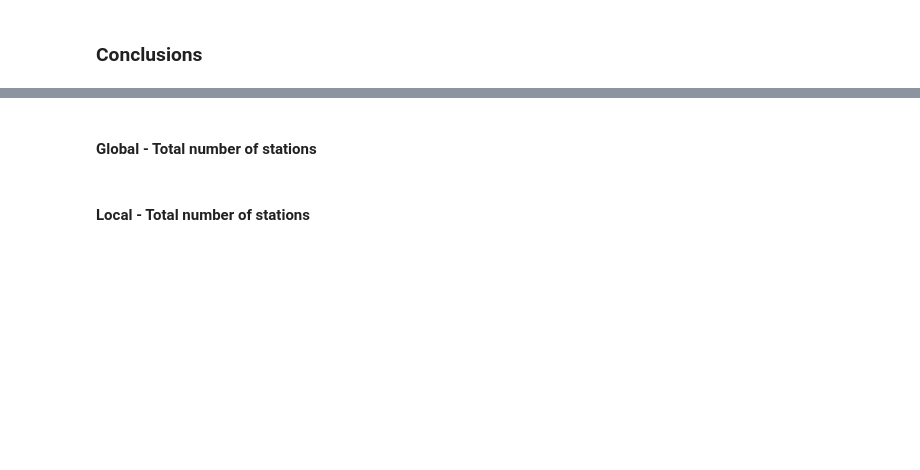
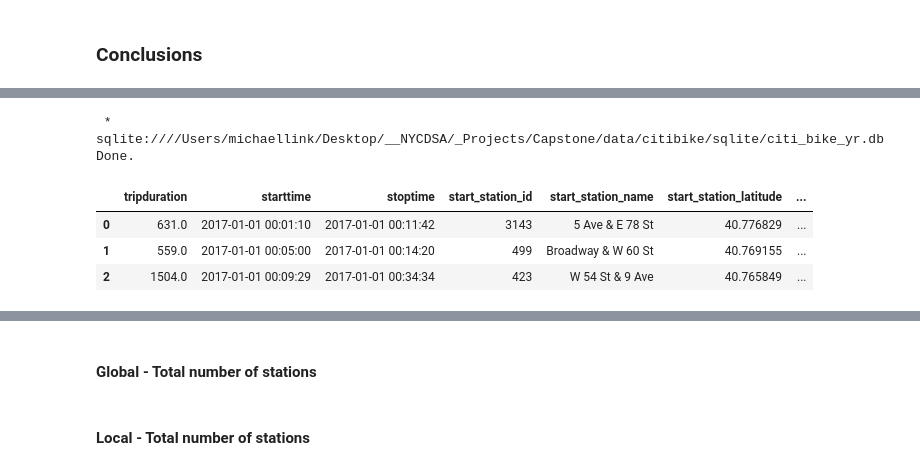
Before and after one commit to Data-Science-Link/project_bike_rental_analysis, a Jupyter notebook: scripts/workspace/Link_Michael/Random Sampling.ipynb, the cells around one changed output, grey strips where cells are left out. Cells and saved outputs as stored; diff of their text form; code cells hidden in the pictures; blank space fills up the shorter version.

```diff
--- a/scripts/workspace/Link_Michael/Random Sampling.ipynb
+++ b/scripts/workspace/Link_Michael/Random Sampling.ipynb
@@ -523,0 +341,16 @@ Done.
+# %%
+# sql query to get 10% random sample
+result = %sql SELECT * FROM yr_2017 WHERE abs(CAST(random() AS REAL))/9223372036854775808 < 0.15;
+# convert into pandas df
+yr_2017 = result.DataFrame()
+yr_2017.drop(columns=['dummy'], inplace=True)
+# send to csv
+yr_2017.to_csv('./rand_10/yr_2017.csv', index=False)
+yr_2017.head(3)
+# %% [output]
+ * sqlite:////Users/michaellink/Desktop/__NYCDSA/_Projects/Capstone/data/citibike/sqlite/citi_bike_yr.db
+Done.
+|  | tripduration | starttime | stoptime | start_station_id | start_station_name | start_station_latitude | ... |
+| 0 | 631.0 | 2017-01-01 00:01:10 | 2017-01-01 00:11:42 | 3143 | 5 Ave & E 78 St | 40.776829 | ... |
+| 1 | 559.0 | 2017-01-01 00:05:00 | 2017-01-01 00:14:20 | 499 | Broadway & W 60 St | 40.769155 | ... |
+| 2 | 1504.0 | 2017-01-01 00:09:29 | 2017-01-01 00:34:34 | 423 | W 54 St & 9 Ave | 40.765849 | ... |
```
Also changed, not shown: parts of 72 cells of this notebook, 11 other files.
